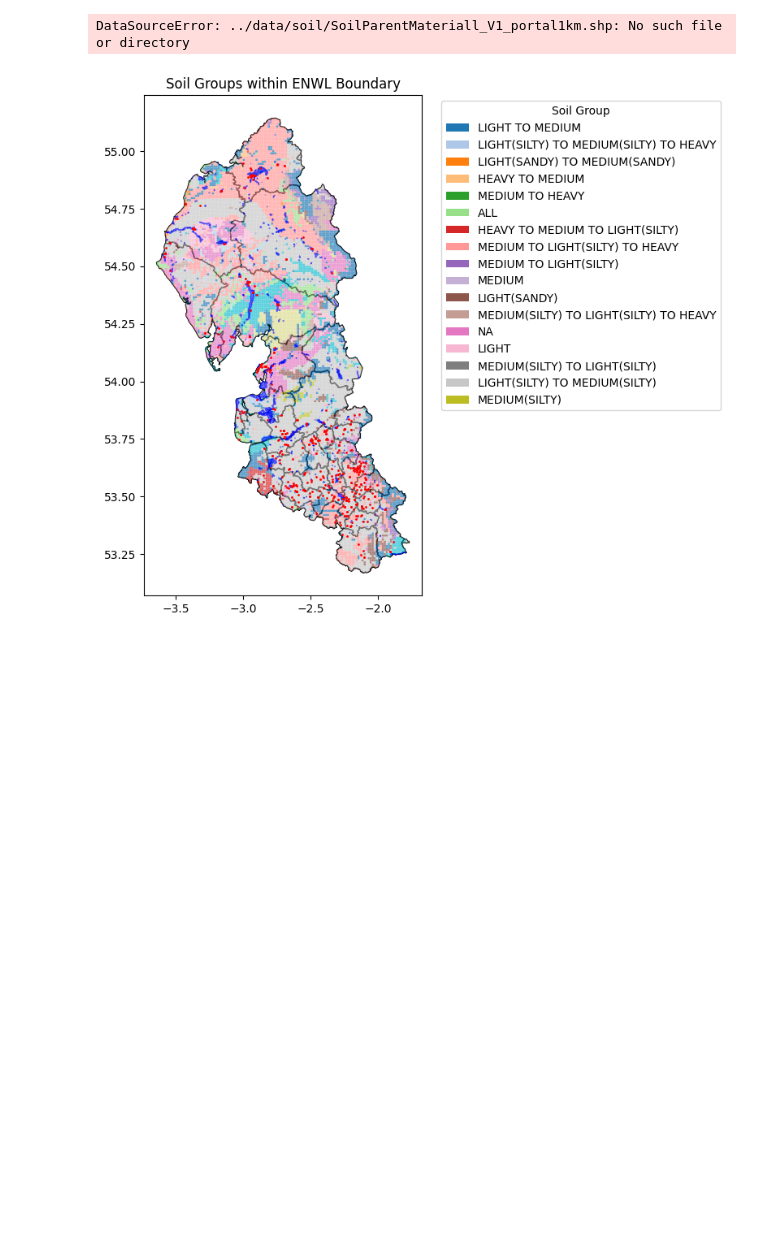
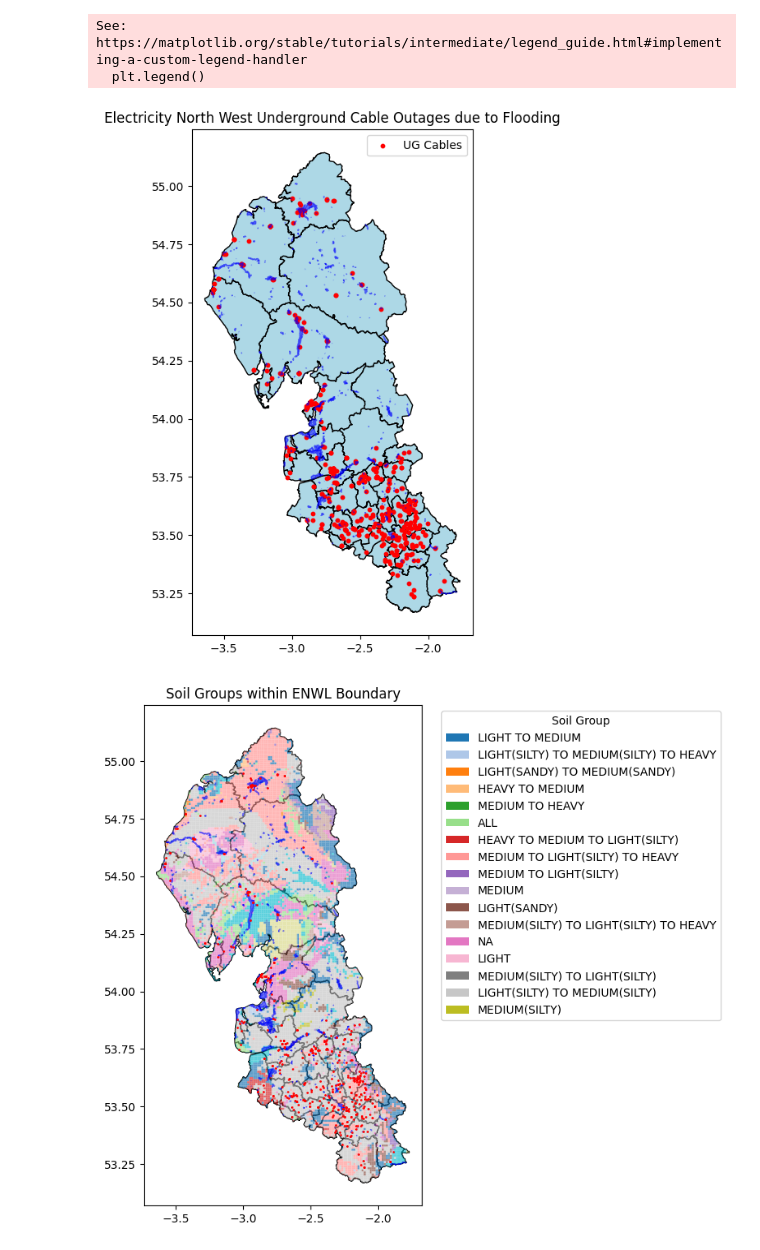
Before and after one commit to neilpaulmartin/geospatial-flooding, a Jupyter notebook: notebooks/geospatial-analysis.ipynb, the cells around one changed output. Drawn from its saved outputs; the diff is of its cells as text; code cells hidden in the pictures; blank space fills up the shorter version.

```diff
--- a/notebooks/geospatial-analysis.ipynb
+++ b/notebooks/geospatial-analysis.ipynb
@@ -8,19 +8,24 @@ import matplotlib.pyplot as plt
 import cartopy.crs as ccrs
 from cartopy.io.shapereader import Reader
 from cartopy.feature import ShapelyFeature
+# %%
+enwl_boundary = gpd.read_file("../data/boundary/enwl_dfes_local_authority_polygons.geojson")
+enwl_ug_outages = gpd.read_file("../data/outages/ug-outage-flooding.geojson")
+flood_history = gpd.read_file("../data/flood-history/Historic_Flood_Map.geojson")
+flood_segment = gpd.overlay(flood_history, enwl_boundary, how="intersection")
 # %%
-soil = gpd.read_file("../data/soil/SoilParentMateriall_V1_portal1km.shp")
-
 fig, ax = plt.subplots(figsize=(10, 8))
 enwl_boundary.plot(ax=ax, edgecolor='black', facecolor='lightblue', linewidth=1, label="Electricity North West Boundary")
 enwl_ug_outages.plot(ax=ax, edgecolor='red', facecolor='red', linewidth=1, linestyle='-', label="UG Cables", markersize=10)
 flood_segment.plot(ax=ax, edgecolor='blue', facecolor='blue', linewidth=1, linestyle='-', label="Flood History Segment", alpha=0.5)
 
 plt.title("Electricity North West Underground Cable Outages due to Flooding")
 plt.legend()
 plt.show()
 # %% [output]
-DataSourceError: ../data/soil/SoilParentMateriall_V1_portal1km.shp: No such file or directory
+See: https://matplotlib.org/stable/tutorials/intermediate/legend_guide.html#implementing-a-custom-legend-handler
+  plt.legend()
+[figure, added]
 # %%
 from matplotlib.patches import Patch
 
```
